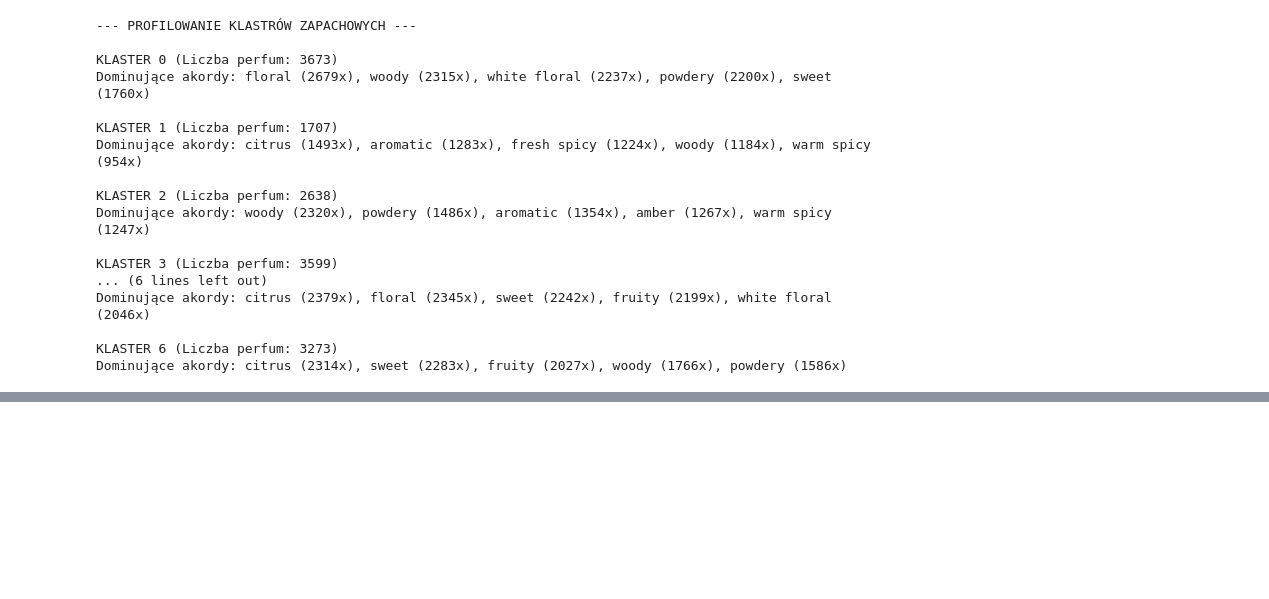
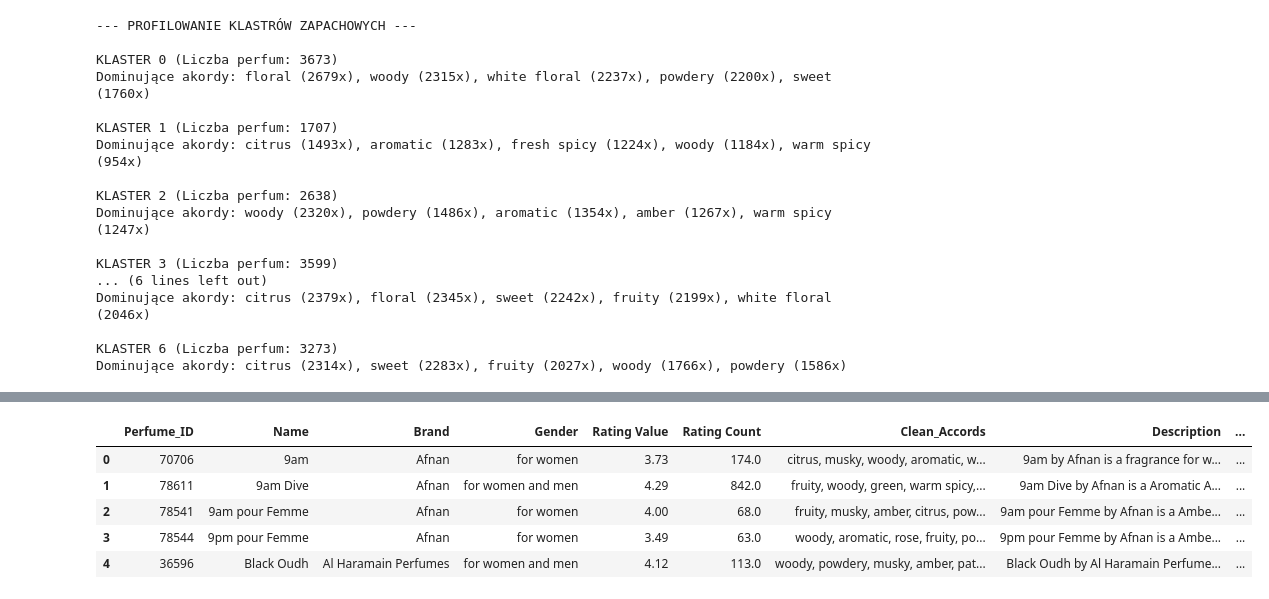
Before and after one commit to adamdobrogowski/semantic-perfume-search-app, a Jupyter notebook: data_modeling_and_nlp.ipynb, the cells around one changed output, grey strips where cells are left out. Cells and saved outputs as stored; diff of their text form; code cells hidden in the pictures; blank space fills up the shorter version.

```diff
--- a/data_modeling_and_nlp.ipynb
+++ b/data_modeling_and_nlp.ipynb
@@ -223,0 +315,26 @@ Dominujące akordy: citrus (2314x), sweet (2283x), fruity (2027x), woody (1766x)
+# %%
+import pandas as pd
+
+cluster_names = {
+    0: "Owocowo-Tropikalne",            # tropical, fruity, sweet
+    1: "Świeżo-aromatyczne",            # aromatic, fresh spicy, green
+    2: "Słodko-Kwiatowe",               # sweet, powdery, floral, white floral
+    3: "Morsko-ozonowe",                # aquatic, fresh, ozonic
+    4: "Irysowe",                       # iris, earthy, powdery
+    5: "Orientalno-bursztynowe",        # warm spicy, amber, balsamic
+    6: "Fougère",                       # lavender, aromatic
+    7: "Drzewno-słodkie",               # soft spicy, woody
+    8: "Kwiatowo-Pudrowe",              # violet, powdery, floral
+    9: "Skórzane"                       # leather, animalic, warm spicy
+}
+
+df_modeling['Cluster_Name'] = df_modeling['Cluster_ID'].map(cluster_names)
+# %%
+df_modeling.head()
+# %% [output]
+|  | Perfume_ID | Name | Brand | Gender | Rating Value | Rating Count | Clean_Accords | Description | ... |
+| 0 | 70706 | 9am | Afnan | for women | 3.73 | 174.0 | citrus, musky, woody, aromatic, w... | 9am by Afnan is a fragrance for w... | ... |
+| 1 | 78611 | 9am Dive | Afnan | for women and men | 4.29 | 842.0 | fruity, woody, green, warm spicy,... | 9am Dive by Afnan is a Aromatic A... | ... |
+| 2 | 78541 | 9am pour Femme | Afnan | for women | 4.00 | 68.0 | fruity, musky, amber, citrus, pow... | 9am pour Femme by Afnan is a Ambe... | ... |
+| 3 | 78544 | 9pm pour Femme | Afnan | for women | 3.49 | 63.0 | woody, aromatic, rose, fruity, po... | 9pm pour Femme by Afnan is a Ambe... | ... |
+| 4 | 36596 | Black Oudh | Al Haramain Perfumes | for women and men | 4.12 | 113.0 | woody, powdery, musky, amber, pat... | Black Oudh by Al Haramain Perfume... | ... |
```
Also changed, not shown: parts of 5 cells of this notebook, 1 other file.
